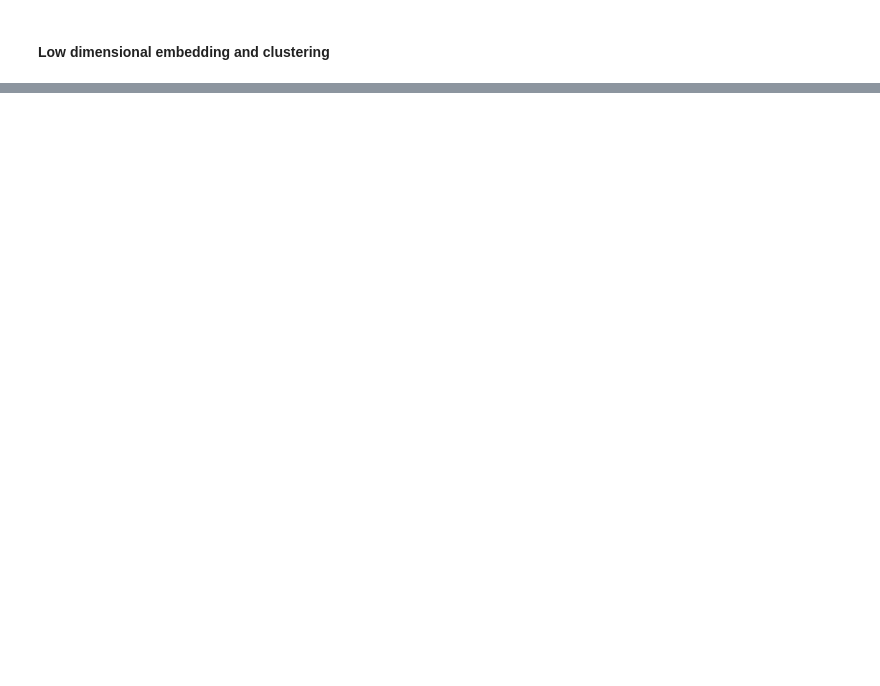
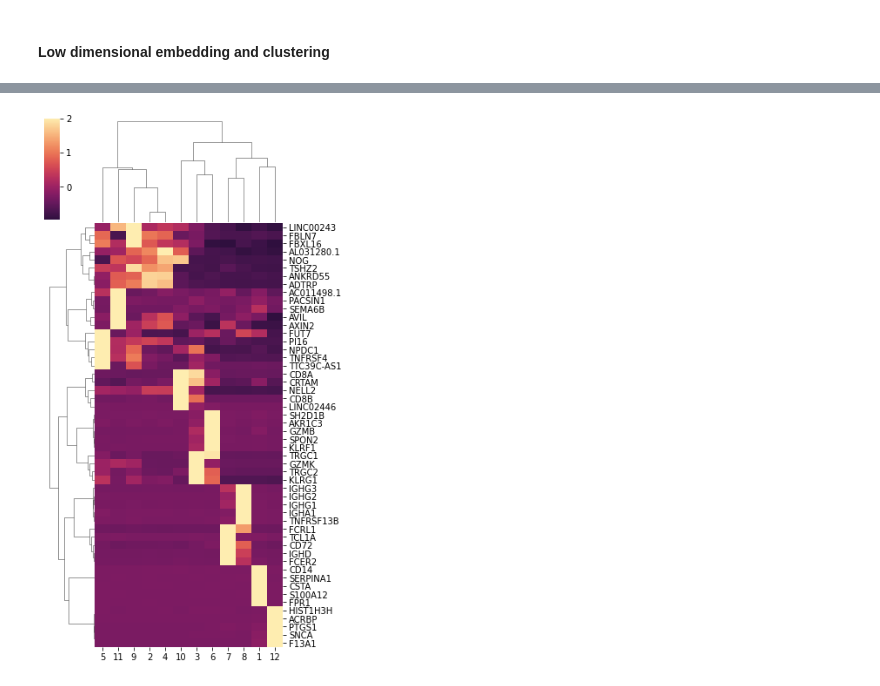
Before and after one commit to mujtababarsi/Scarf-workflow-PBMC, a Jupyter notebook: Scarf scRna-seq Analysis.ipynb, the cells around one changed output, grey strips where cells are left out. Drawn from its saved outputs; the diff is of its cells as text; code cells hidden in the pictures; blank space fills up the shorter version.

```diff
--- a/Scarf scRna-seq Analysis.ipynb
+++ b/Scarf scRna-seq Analysis.ipynb
@@ -219,0 +255,5 @@ ds.cells.head()
+# %%
+ds.run_marker_search(
+    group_key='RNA_cluster',
+    threshold=0.25
+)
@@ -219,0 +263,7 @@ ds.cells.head()
+# %%
+ds.plot_marker_heatmap(
+    group_key='RNA_cluster',
+    topn=5,
+    figsize=(5, 9)
+)
+# %% [output]
@@ -219,0 +271 @@ ds.cells.head()
+[figure, added]
```
Also changed, not shown: parts of 39 cells of this notebook.
